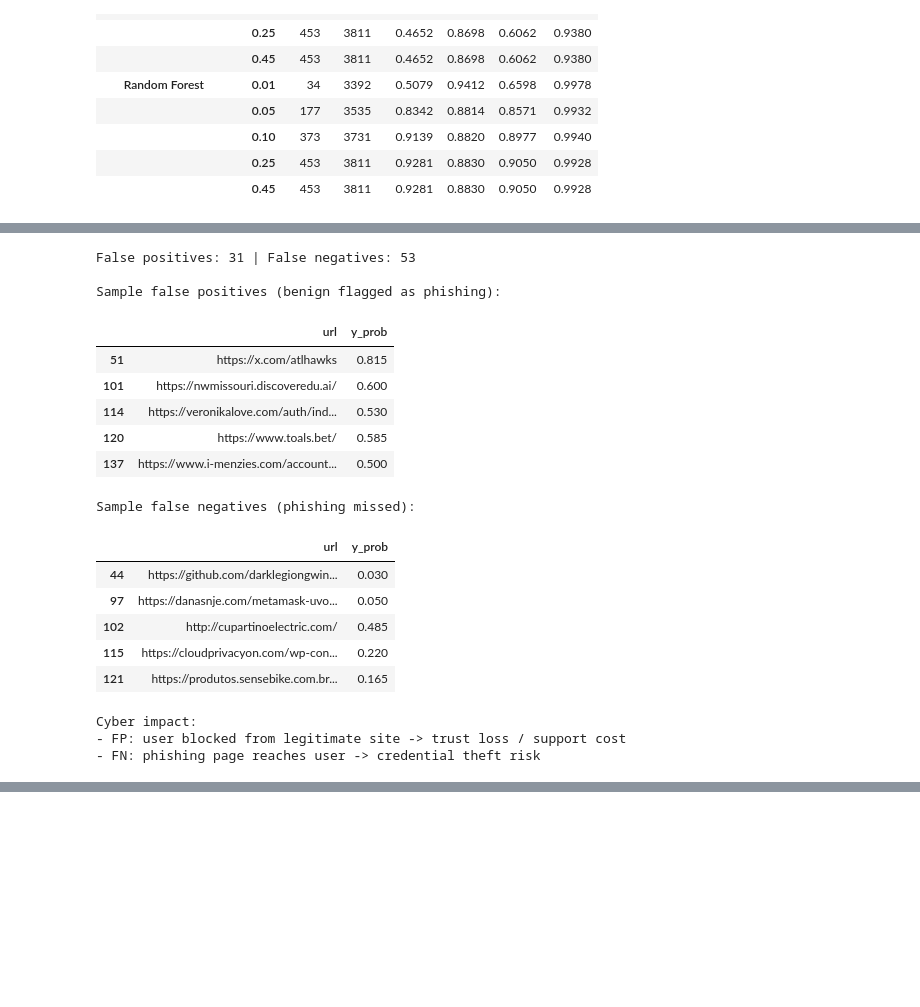
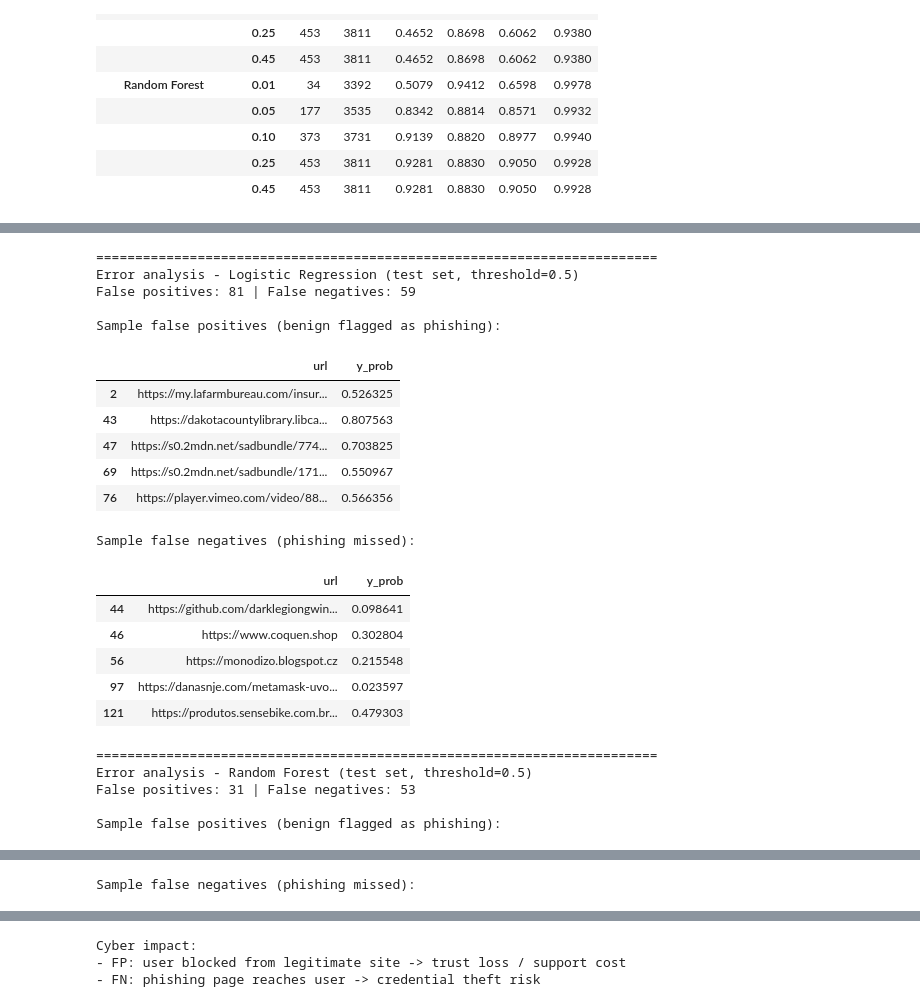
Before and after one commit to ayakhawalid/Data-Science-in-Cyber-Final-Project, a Jupyter notebook: notebooks/phreshphish_analysis.ipynb, the cells around one changed output, grey strips where cells are left out. Saved outputs shown, nothing was run; the diff lists cells and outputs as text; code cells hidden in the pictures; blank space fills up the shorter version.

```diff
--- a/notebooks/phreshphish_analysis.ipynb
+++ b/notebooks/phreshphish_analysis.ipynb
@@ -547,13 +580,16 @@ results_test_df = pd.DataFrame(results_test).set_index("model")
 print("=== Test subset metrics ===")
 display(results_test_df.round(4))
 
-best_name = results_test_df["f1"].idxmax()
-best_model = models[best_name]
-y_prob_best = best_model.predict_proba(X_test_reduced)[:, 1]
-y_pred_best = (y_prob_best >= 0.5).astype(int)
-
-ConfusionMatrixDisplay.from_predictions(y_test, y_pred_best)
-plt.title(f"Confusion matrix - {best_name}")
+# Confusion matrices for BOTH models (not only the best one)
+fig, axes = plt.subplots(1, len(models), figsize=(5 * len(models), 4))
+if len(models) == 1:
+    axes = [axes]
+for ax, (name, model) in zip(axes, models.items()):
+    y_prob = model.predict_proba(X_test_reduced)[:, 1]
+    y_pred = (y_prob >= 0.5).astype(int)
+    ConfusionMatrixDisplay.from_predictions(y_test, y_pred, ax=ax, colorbar=False)
+    ax.set_title(f"Confusion matrix - {name}")
+plt.tight_layout()
 plt.show()
 
 for name, model in models.items():
@@ -884,39 +960,48 @@ We inspect the best model's mistakes on the test set - false positives (benign f
 # %%
-error_df = test_raw.copy()
-error_df["y_true"] = y_test
-error_df["y_pred"] = y_pred_best
-error_df["y_prob"] = y_prob_best
+for name, model in models.items():
+    y_prob = model.predict_proba(X_test_reduced)[:, 1]
+    y_pred = (y_prob >= 0.5).astype(int)
 
-fp = error_df[(error_df["y_true"] == 0) & (error_df["y_pred"] == 1)]
-fn = error_df[(error_df["y_true"] == 1) & (error_df["y_pred"] == 0)]
+    error_df = test_raw.copy()
+    error_df["y_true"] = y_test
+    error_df["y_pred"] = y_pred
+    error_df["y_prob"] = y_prob
 
-print(f"False positives: {len(fp)} | False negatives: {len(fn)}")
-print("\nSample false positives (benign flagged as phishing):")
-display(fp[[URL_COL, "y_prob"]].head(5))
+    fp = error_df[(error_df["y_true"] == 0) & (error_df["y_pred"] == 1)]
+    fn = error_df[(error_df["y_true"] == 1) & (error_df["y_pred"] == 0)]
 
-print("\nSample false negatives (phishing missed):")
-display(fn[[URL_COL, "y_prob"]].head(5))
+    print("=" * 72)
+    print(f"Error analysis - {name} (test set, threshold=0.5)")
+    print(f"False positives: {len(fp)} | False negatives: {len(fn)}")
+    print("\nSample false positives (benign flagged as phishing):")
+    display(fp[[URL_COL, "y_prob"]].head(5))
+    print("\nSample false negatives (phishing missed):")
+    display(fn[[URL_COL, "y_prob"]].head(5))
 
 print("\nCyber impact:")
 print("- FP: user blocked from legitimate site -> trust loss / support cost")
 print("- FN: phishing page reaches user -> credential theft risk")
 # %% [output]
-False positives: 31 | False negatives: 53
+========================================================================
+Error analysis - Logistic Regression (test set, threshold=0.5)
+False positives: 81 | False negatives: 59
 
 Sample false positives (benign flagged as phishing):
 |  | url | y_prob |
-| 51 | https://x.com/atlhawks | 0.815 |
-| 101 | https://nwmissouri.discoveredu.ai/ | 0.600 |
-| 114 | https://veronikalove.com/auth/ind... | 0.530 |
-| 120 | https://www.toals.bet/ | 0.585 |
-| 137 | https://www.i-menzies.com/account... | 0.500 |
+| 2 | https://my.lafarmbureau.com/insur... | 0.526325 |
+| 43 | https://dakotacountylibrary.libca... | 0.807563 |
+| 47 | https://s0.2mdn.net/sadbundle/774... | 0.703825 |
+| 69 | https://s0.2mdn.net/sadbundle/171... | 0.550967 |
+| 76 | https://player.vimeo.com/video/88... | 0.566356 |
 Sample false negatives (phishing missed):
 |  | url | y_prob |
-| 44 | https://github.com/darklegiongwin... | 0.030 |
-| 97 | https://danasnje.com/metamask-uvo... | 0.050 |
-| 102 | http://cupartinoelectric.com/ | 0.485 |
-| 115 | https://cloudprivacyon.com/wp-con... | 0.220 |
-| 121 | https://produtos.sensebike.com.br... | 0.165 |
+| 44 | https://github.com/darklegiongwin... | 0.098641 |
+| 46 | https://www.coquen.shop | 0.302804 |
+| 56 | https://monodizo.blogspot.cz | 0.215548 |
+| 97 | https://danasnje.com/metamask-uvo... | 0.023597 |
+| 121 | https://produtos.sensebike.com.br... | 0.479303 |
-Cyber impact:
-- FP: user blocked from legitimate site -> trust loss / support cost
-- FN: phishing page reaches user -> credential theft risk
+========================================================================
+Error analysis - Random Forest (test set, threshold=0.5)
+False positives: 31 | False negatives: 53
+
+Sample false positives (benign flagged as phishing):
@@ -922,0 +1014 @@ Cyber impact:
+Sample false negatives (phishing missed):
@@ -923,3 +1021,6 @@ Cyber impact:
+Cyber impact:
+- FP: user blocked from legitimate site -> trust loss / support cost
+- FN: phishing page reaches user -> credential theft risk
 # %% [markdown]
 ### Error analysis - patterns and implications
 
```
Also changed, not shown: parts of 12 cells of this notebook, 6 other files.
